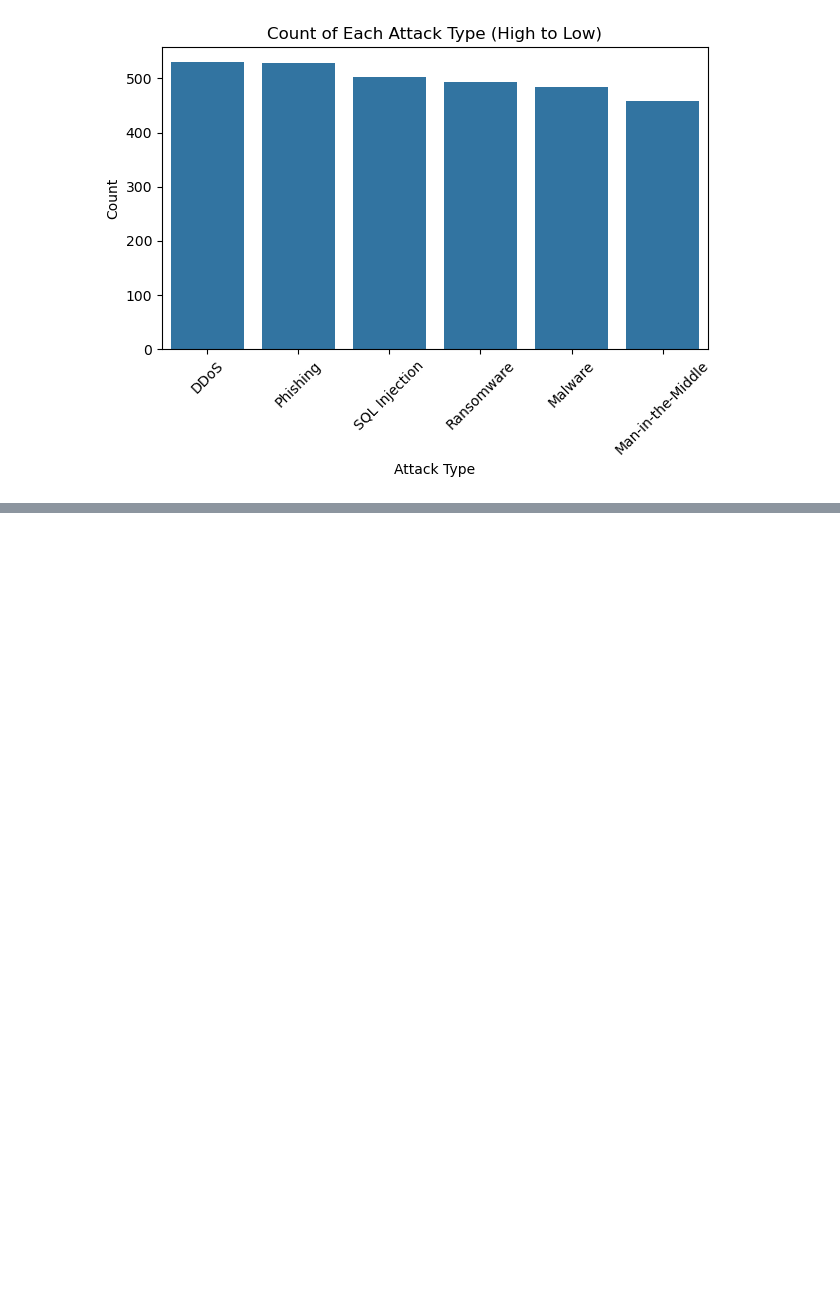
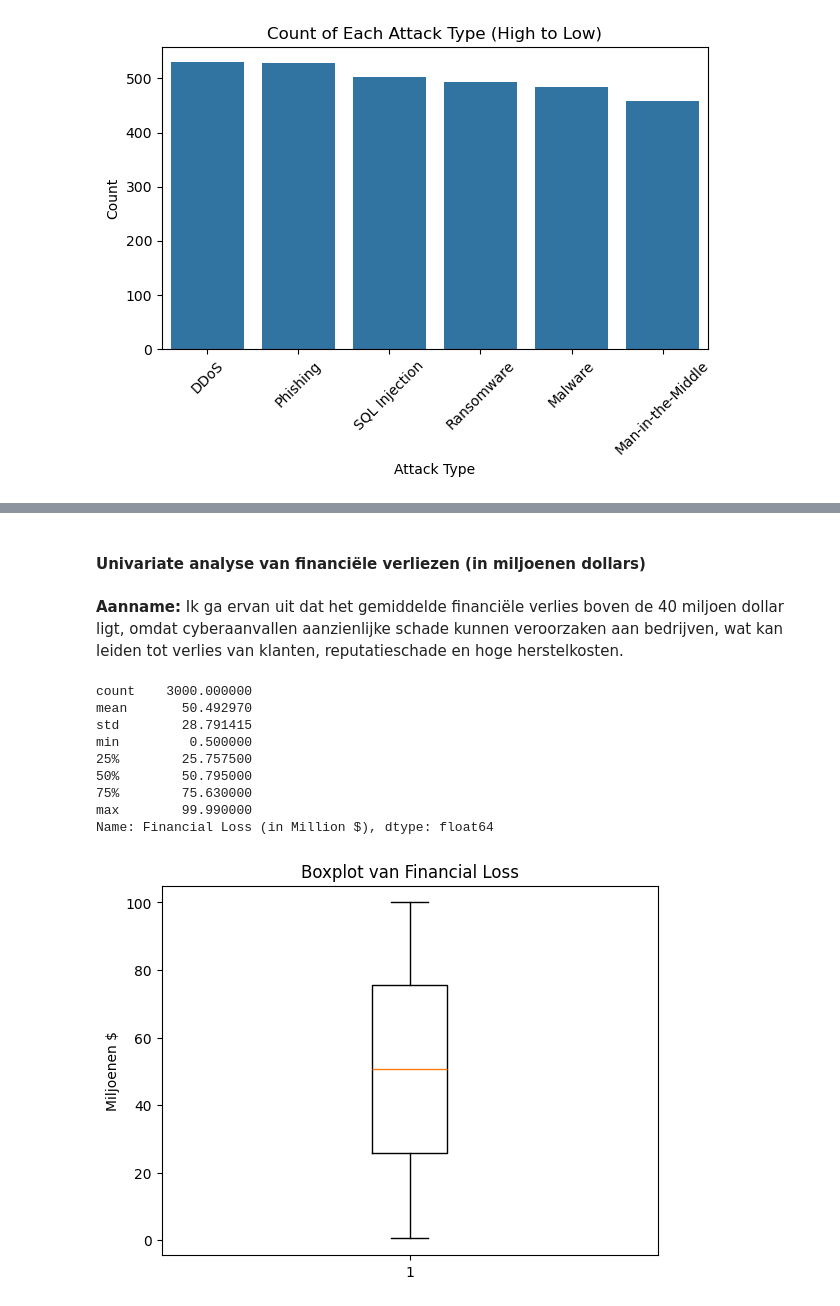
Before and after one commit to Vitja-Nosa/B1.4-lu2-notebooks, a Jupyter notebook: notebook_01.ipynb, the cells around one changed output, grey strips where cells are left out. Drawn from its saved outputs; the diff is of its cells as text; code cells hidden in the pictures; blank space fills up the shorter version.

```diff
--- a/notebook_01.ipynb
+++ b/notebook_01.ipynb
@@ -157,0 +197,23 @@ Name: count, dtype: int64
+# %% [markdown]
+#### Univariate analyse van financiële verliezen (in miljoenen dollars)
+# %% [markdown]
+**Aanname:** Ik ga ervan uit dat het gemiddelde financiële verlies boven de 40 miljoen dollar ligt, omdat cyberaanvallen aanzienlijke schade kunnen veroorzaken aan bedrijven, wat kan leiden tot verlies van klanten, reputatieschade en hoge herstelkosten.
+# %%
+print(cybersecurityThreats["Financial Loss (in Million $)"].describe())
+
+plt.figure()
+plt.boxplot(cybersecurityThreats['Financial Loss (in Million $)'])
+plt.title('Boxplot van Financial Loss')
+plt.ylabel('Miljoenen $')
+plt.show()
+# %% [output]
+count    3000.000000
+mean       50.492970
+std        28.791415
+min         0.500000
+25%        25.757500
+50%        50.795000
+75%        75.630000
+max        99.990000
+Name: Financial Loss (in Million $), dtype: float64
+[figure, added]
```
Also changed, not shown: parts of 9 cells of this notebook.
